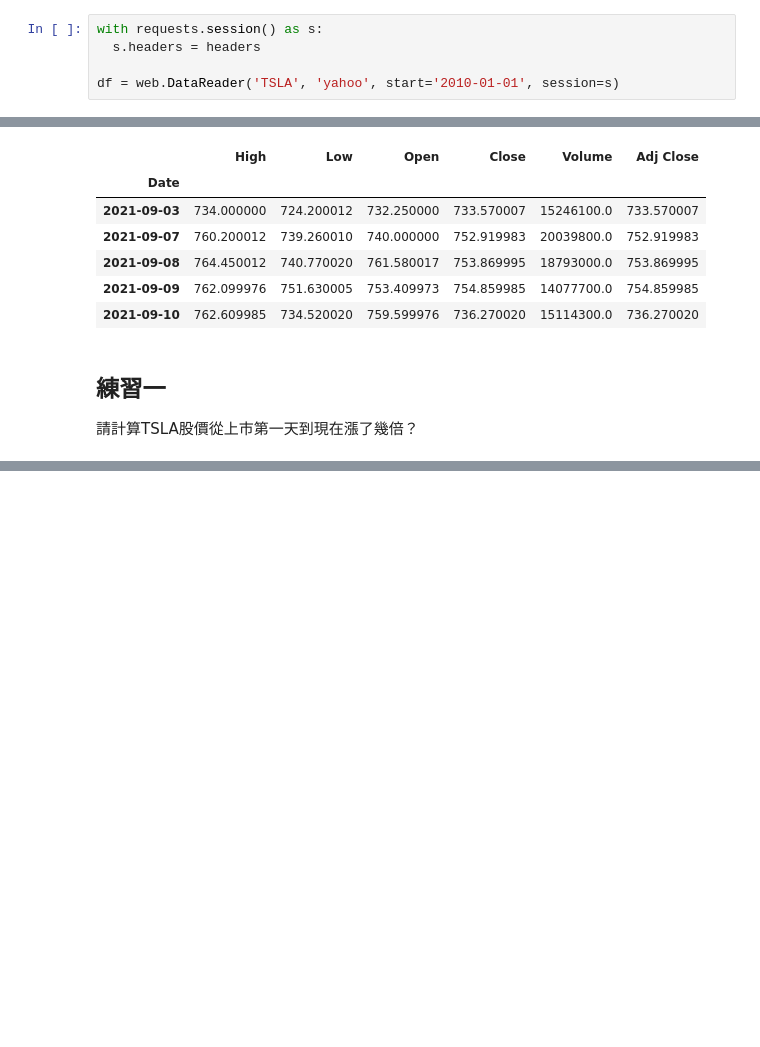
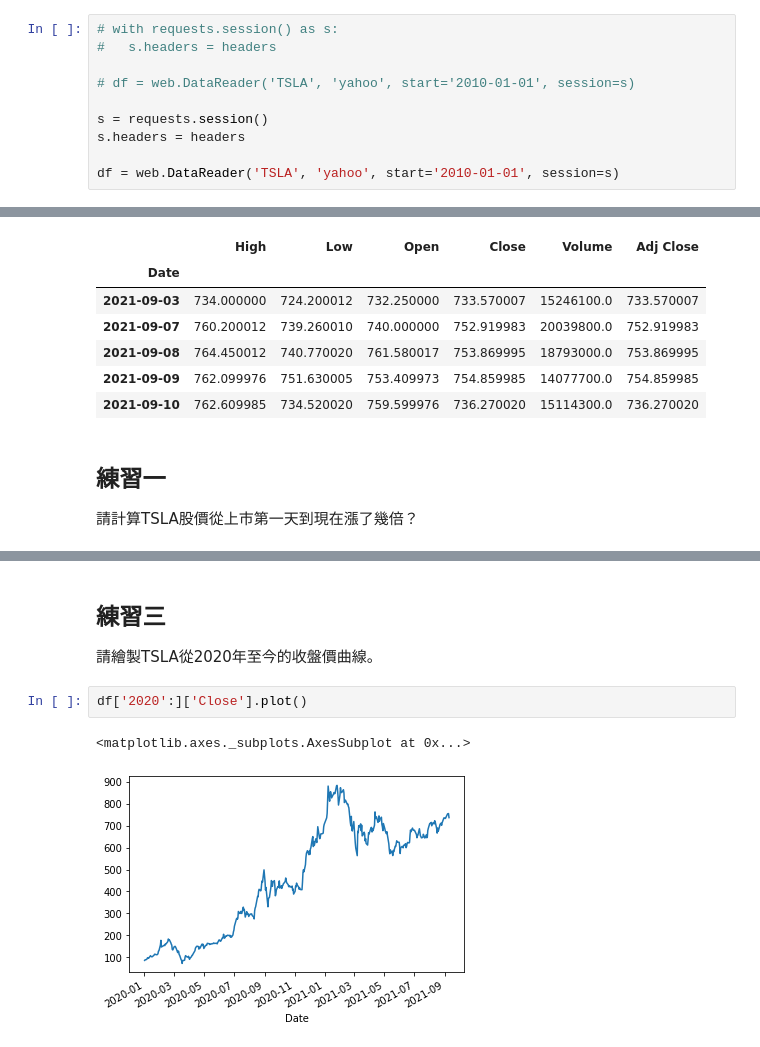
Before and after one commit to jumbokh/nknu-class, a Jupyter notebook: notebooks/我的股票分析筆記.ipynb, the cells around one changed output, grey strips where cells are left out. Cells and saved outputs as stored; diff of their text form; blank space fills up the shorter version.

```diff
--- a/notebooks/我的股票分析筆記.ipynb
+++ b/notebooks/我的股票分析筆記.ipynb
@@ -10,8 +10,13 @@ import pandas_datareader.data as web
 # %%
 headers={'user-agent':'Mozilla/5.0 (Windows NT 10.0; Win64; x64) AppleWebKit/537.36 (KHTML, like Gecko) Chrome/70.0.3538.77 Safari/537.36'}
 # %%
-with requests.session() as s:
-  s.headers = headers
+# with requests.session() as s:
+#   s.headers = headers
+
+# df = web.DataReader('TSLA', 'yahoo', start='2010-01-01', session=s)
+
+s = requests.session()
+s.headers = headers
 
 df = web.DataReader('TSLA', 'yahoo', start='2010-01-01', session=s)
 # %%
@@ -40,0 +82,9 @@ df.tail()
+# %% [markdown]
+## 練習三
+
+請繪製TSLA從2020年至今的收盤價曲線。
+# %%
+df['2020':]['Close'].plot()
+# %% [output]
+<matplotlib.axes._subplots.AxesSubplot at 0x...>
+[figure, added]
```
Also changed, not shown: parts of 14 cells of this notebook.
